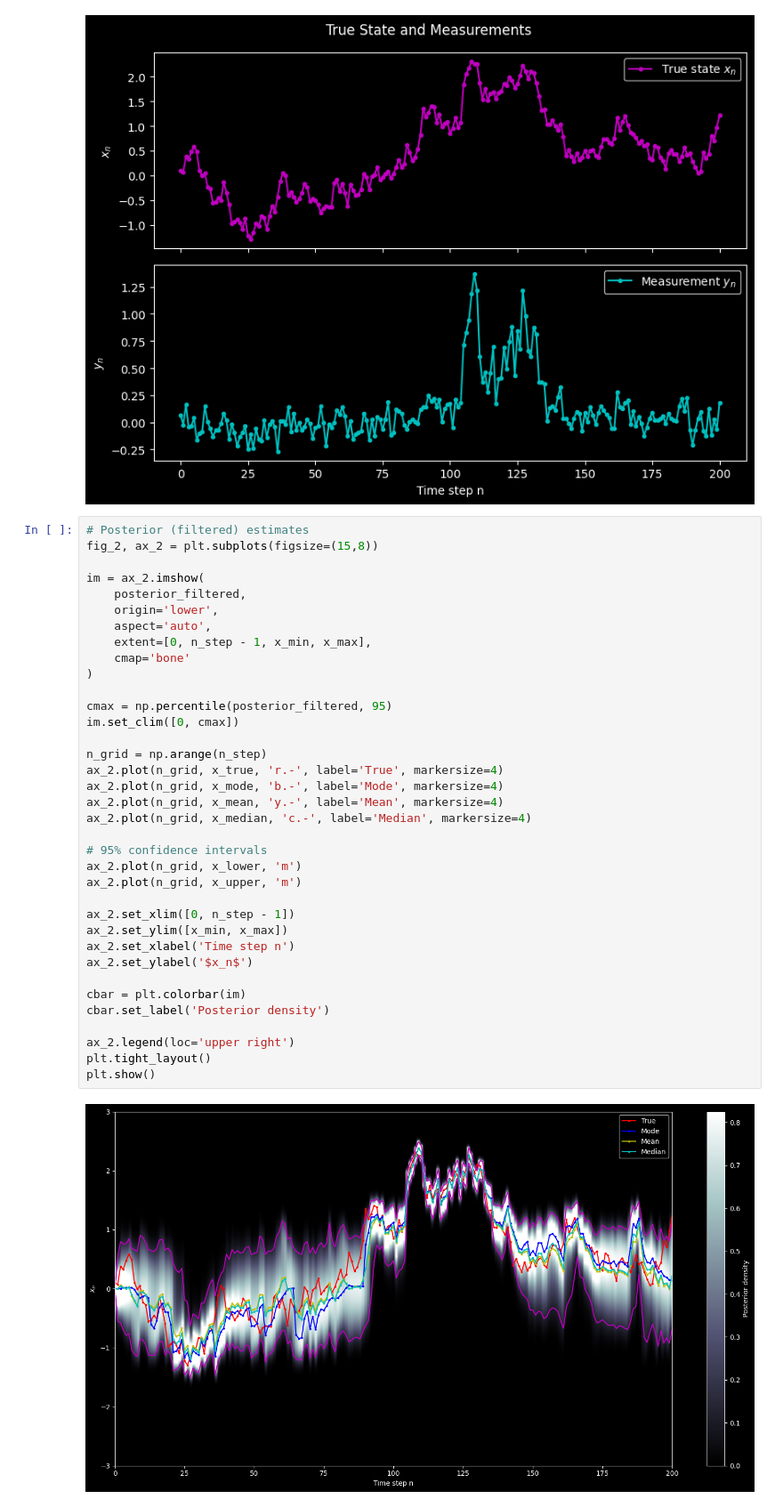
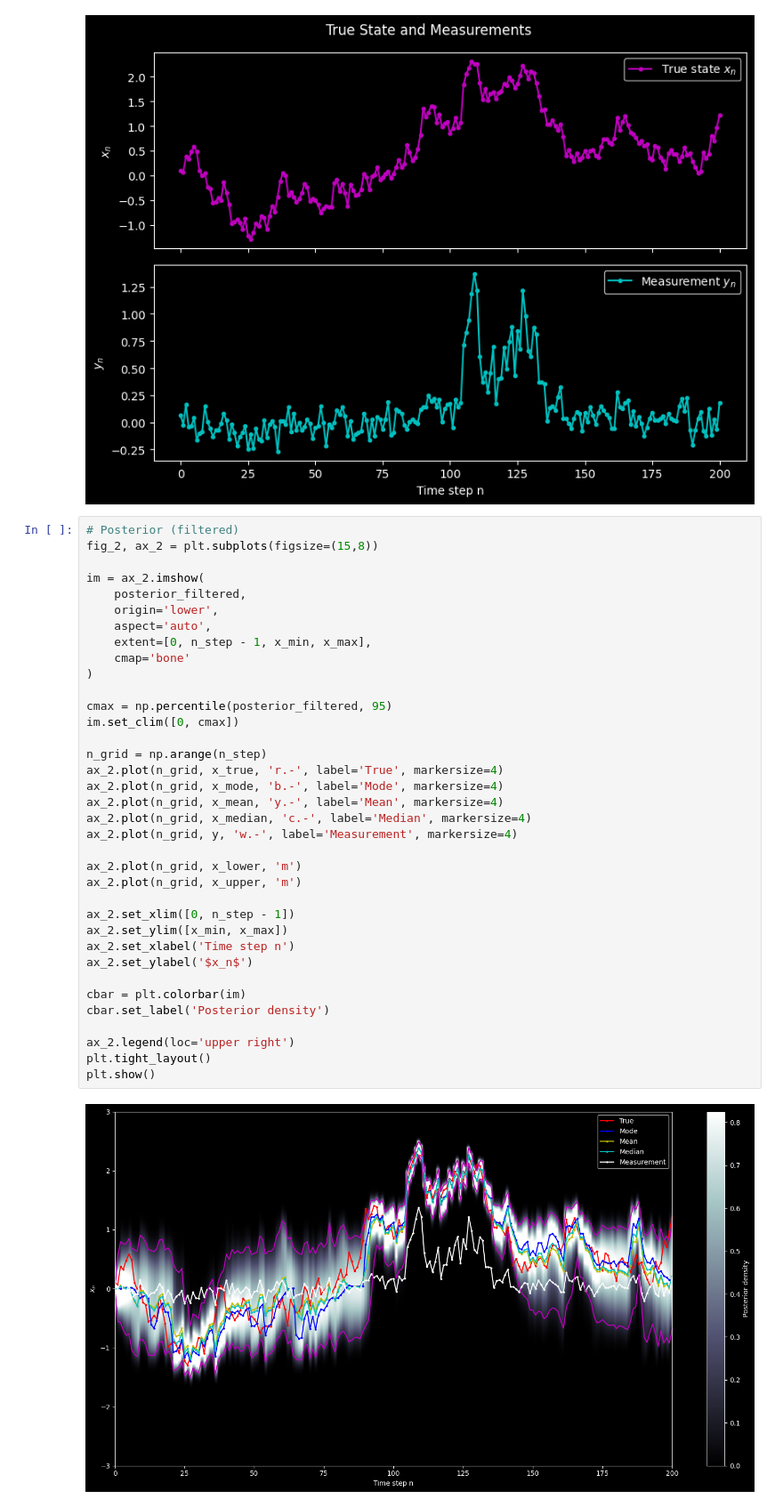
Before and after one commit to heyjianjing/time_series, a Jupyter notebook: sst_01_optimal_tracking.ipynb, the cells around one changed output. Shown at 89% size. Cells and saved outputs as stored; diff of their text form.

Commit message:
revise plot of posterior

```diff
--- a/sst_01_optimal_tracking.ipynb
+++ b/sst_01_optimal_tracking.ipynb
@@ -389,7 +389,7 @@ plt.show()
 # %% [output]
 [figure]
 # %%
-# Posterior (filtered) estimates
+# Posterior (filtered)
 fig_2, ax_2 = plt.subplots(figsize=(15,8))
 
 im = ax_2.imshow(
@@ -397,32 +397,32 @@ im = ax_2.imshow(
     origin='lower',
     aspect='auto',
     extent=[0, n_step - 1, x_min, x_max],
     cmap='bone'
 )
 
 cmax = np.percentile(posterior_filtered, 95)
 im.set_clim([0, cmax])
 
 n_grid = np.arange(n_step)
 ax_2.plot(n_grid, x_true, 'r.-', label='True', markersize=4)
 ax_2.plot(n_grid, x_mode, 'b.-', label='Mode', markersize=4)
 ax_2.plot(n_grid, x_mean, 'y.-', label='Mean', markersize=4)
 ax_2.plot(n_grid, x_median, 'c.-', label='Median', markersize=4)
+ax_2.plot(n_grid, y, 'w.-', label='Measurement', markersize=4)
 
-# 95% confidence intervals
 ax_2.plot(n_grid, x_lower, 'm')
 ax_2.plot(n_grid, x_upper, 'm')
 
 ax_2.set_xlim([0, n_step - 1])
 ax_2.set_ylim([x_min, x_max])
 ax_2.set_xlabel('Time step n')
 ax_2.set_ylabel('$x_n$')
 
 cbar = plt.colorbar(im)
 cbar.set_label('Posterior density')
 
 ax_2.legend(loc='upper right')
 plt.tight_layout()
 plt.show()
 # %% [output]
-[figure, old version]
+[figure, new version]
```
Also changed, not shown: parts of 1 cell of this notebook.
